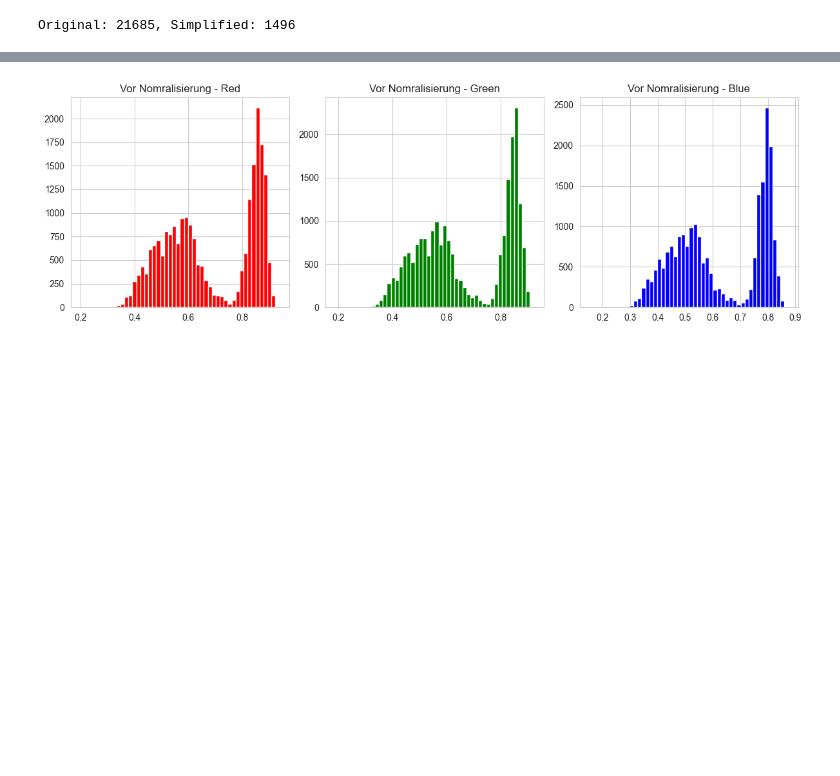
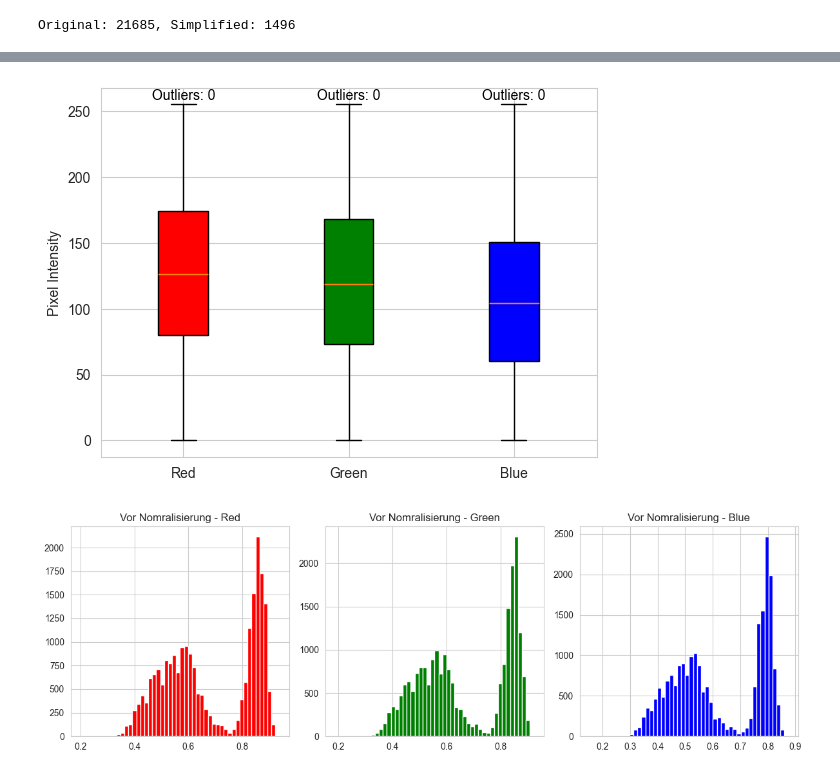
Before and after one commit to janikWa/Pitting_Detection, a Jupyter notebook: notebooks/notebook.ipynb, the cells around one changed output, grey strips where cells are left out. Drawn from its saved outputs; the diff is of its cells as text; code cells hidden in the pictures; blank space fills up the shorter version.

Commit message:
added boxplot of rgb values and outlier calculation

```diff
--- a/notebooks/notebook.ipynb
+++ b/notebooks/notebook.ipynb
@@ -148,16 +131,0 @@ Error:
-# %%
-# Melt for Seaborn boxplot
-df_melted = df.melt(var_name='Channel', value_name='Intensity')
-# Plot with Seaborn
-plt.figure(figsize=(10, 6))
-sns.boxplot(data=df_melted, x='Channel', y='Intensity', hue='Channel', palette={'Red': 'red', 'Green': 'green', 'Blue': 'blue'}, legend=False)
-plt.title('RGB Channel Box Plot with Outlier Counts (Seaborn)')
-# Annotate outlier counts
-for i, channel in enumerate(['Red', 'Green', 'Blue']):
-    max_val = int(df[channel].max())
-    plt.text(i, max_val + 5, f'Outliers: {outlier_counts[channel]}',
-             ha='center', va='bottom', fontsize=10, color=channel.lower())
-plt.ylabel('Pixel Intensity (0–255)')
-plt.grid(True)
-plt.tight_layout()
-plt.show()
@@ -164 +171,50 @@ plt.show()
+# %%
+# Example RGB summary stats
+# Replace these with your actual values
+r_stats = {
+    'label': 'Red',
+    'whislo': min_values[0],   # Min
+    'q1': q1_list[0],       # Q1
+    'med': median[0],     # Median
+    'q3': q3_list[0],      # Q3
+    'whishi': max_values[0],  # Max
+}
+
+g_stats = {
+    'label': 'Green',
+    'whislo': min_values[1],   # Min
+    'q1': q1_list[1],       # Q1
+    'med': median[1],     # Median
+    'q3': q3_list[1],      # Q3
+    'whishi': max_values[1],  # Max
+}
+
+b_stats = {
+    'label': 'Blue',
+    'whislo': min_values[2],   # Min
+    'q1': q1_list[2],       # Q1
+    'med': median[2],     # Median
+    'q3': q3_list[2],      # Q3
+    'whishi': max_values[2],  # Max
+}
+
+# Combine stats
+rgb_stats = [r_stats, g_stats, b_stats]
+fig, ax = plt.subplots()
+box = ax.bxp(rgb_stats, showfliers=False, patch_artist=True)
+colors = ['red', 'green', 'blue']
+for patch, color in zip(box['boxes'], colors):
+    patch.set_facecolor(color)
+    patch.set_edgecolor('black')
+
+for i, stats in enumerate(rgb_stats):
+    top_y = int(stats['whishi'])  # Prevent overflow
+    ax.text(i + 1, top_y + 1, 'Outliers: 0',
+            ha='center', va='bottom', fontsize=10, color='black')
+
+plt.ylabel("Pixel Intensity")
+plt.grid(True)
+plt.show()
+# %% [output]
+[figure, added]
 # %%
```
Also changed, not shown: parts of 5 cells of this notebook, 5 other files.
